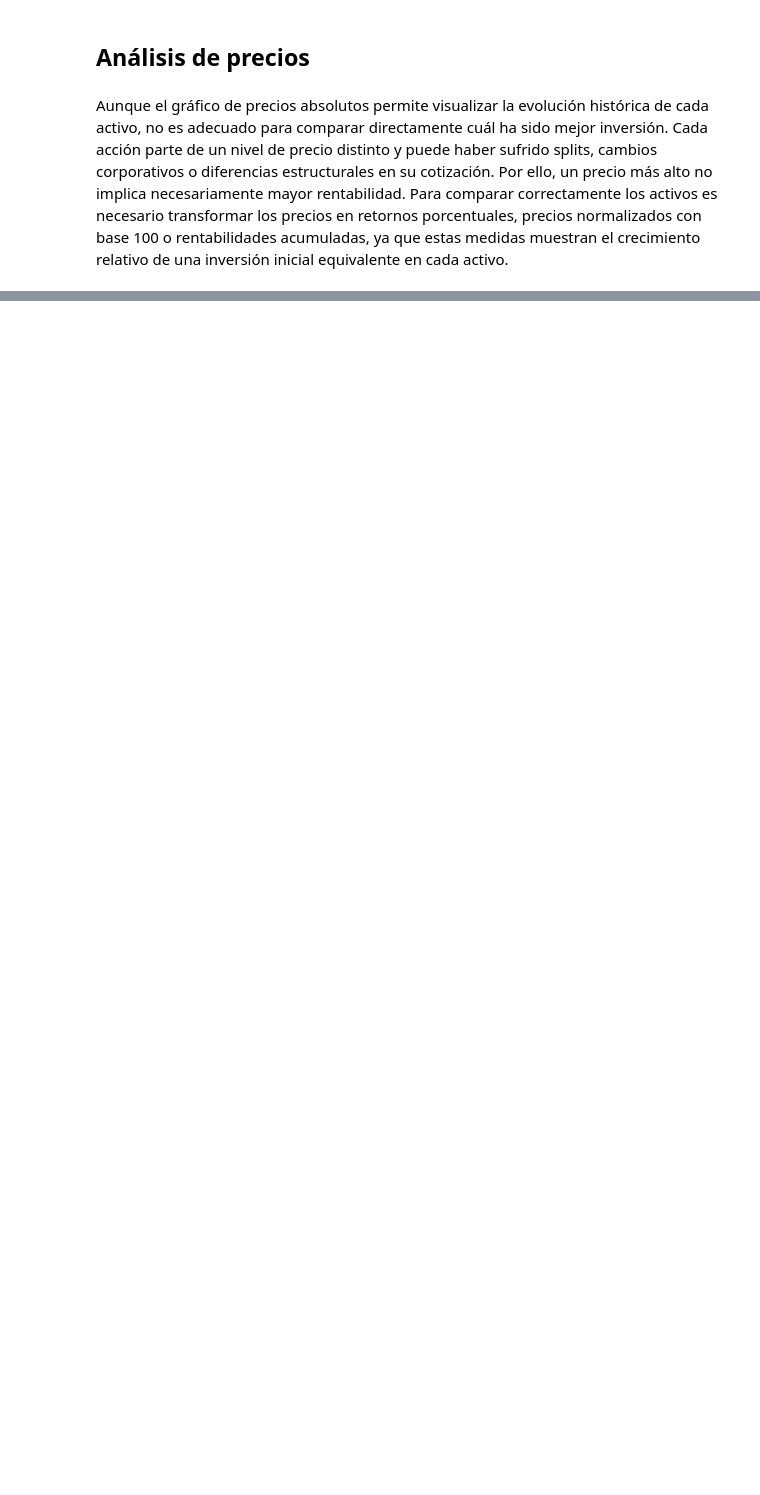
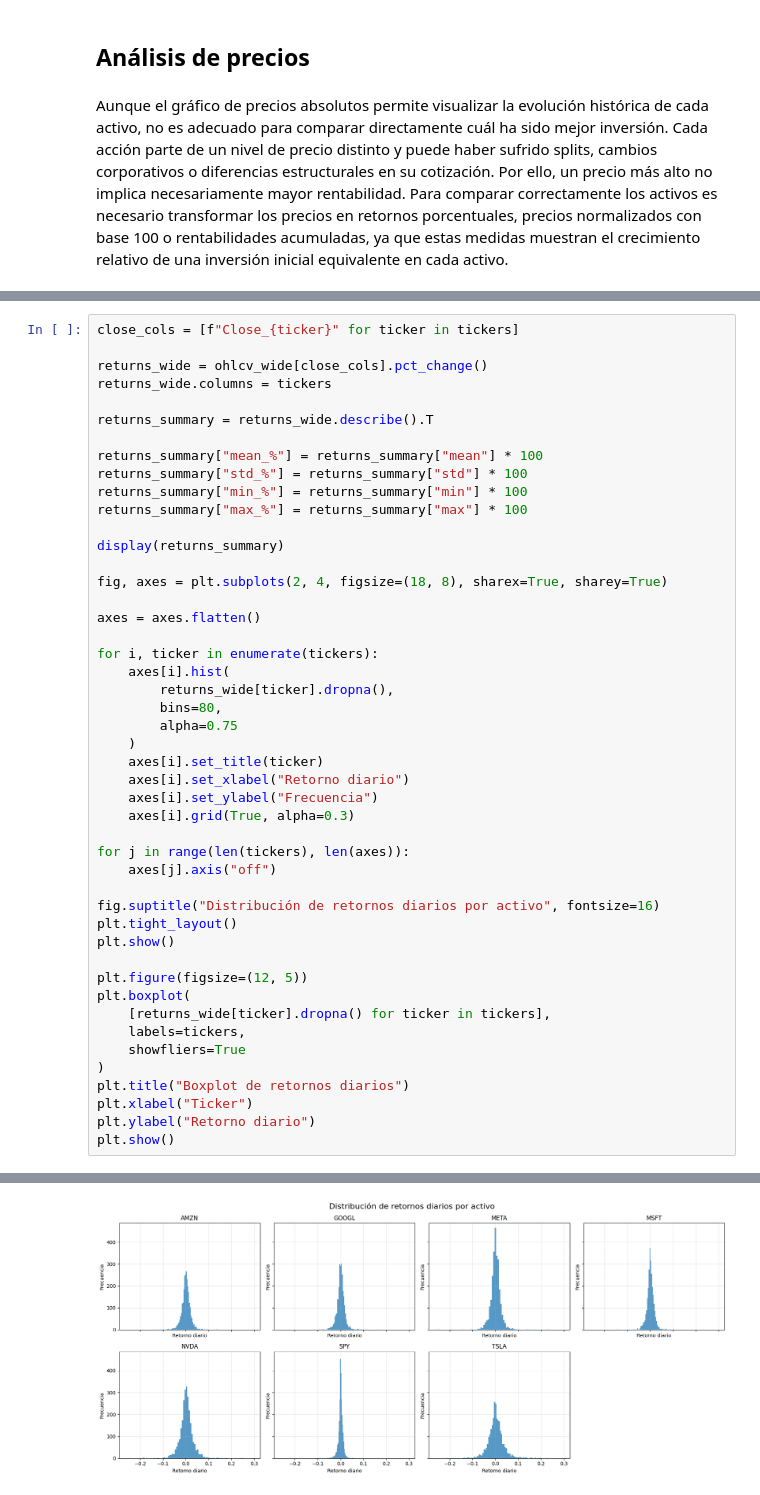
Before and after one commit to juanbarearojo/Mini-trading-bot, a Jupyter notebook: eda.ipynb, the cells around one changed output, grey strips where cells are left out. Drawn from its saved outputs; the diff is of its cells as text; blank space fills up the shorter version.

Commit message:
retornos

```diff
--- a/eda.ipynb
+++ b/eda.ipynb
@@ -177,0 +166,48 @@ NameError: name 'df' is not defined
+# %%
+close_cols = [f"Close_{ticker}" for ticker in tickers]
+
+returns_wide = ohlcv_wide[close_cols].pct_change()
+returns_wide.columns = tickers
+
+returns_summary = returns_wide.describe().T
+
+returns_summary["mean_%"] = returns_summary["mean"] * 100
+returns_summary["std_%"] = returns_summary["std"] * 100
+returns_summary["min_%"] = returns_summary["min"] * 100
+returns_summary["max_%"] = returns_summary["max"] * 100
+
+display(returns_summary)
+
+fig, axes = plt.subplots(2, 4, figsize=(18, 8), sharex=True, sharey=True)
+
+axes = axes.flatten()
+
+for i, ticker in enumerate(tickers):
+    axes[i].hist(
+        returns_wide[ticker].dropna(),
+        bins=80,
+        alpha=0.75
+    )
+    axes[i].set_title(ticker)
+    axes[i].set_xlabel("Retorno diario")
+    axes[i].set_ylabel("Frecuencia")
+    axes[i].grid(True, alpha=0.3)
+
+for j in range(len(tickers), len(axes)):
+    axes[j].axis("off")
+
+fig.suptitle("Distribución de retornos diarios por activo", fontsize=16)
+plt.tight_layout()
+plt.show()
+
+plt.figure(figsize=(12, 5))
+plt.boxplot(
+    [returns_wide[ticker].dropna() for ticker in tickers],
+    labels=tickers,
+    showfliers=True
+)
+plt.title("Boxplot de retornos diarios")
+plt.xlabel("Ticker")
+plt.ylabel("Retorno diario")
+plt.show()
+# %% [output]
@@ -177,0 +222 @@ NameError: name 'df' is not defined
+[figure, added]
```
Also changed, not shown: parts of 13 cells of this notebook.
